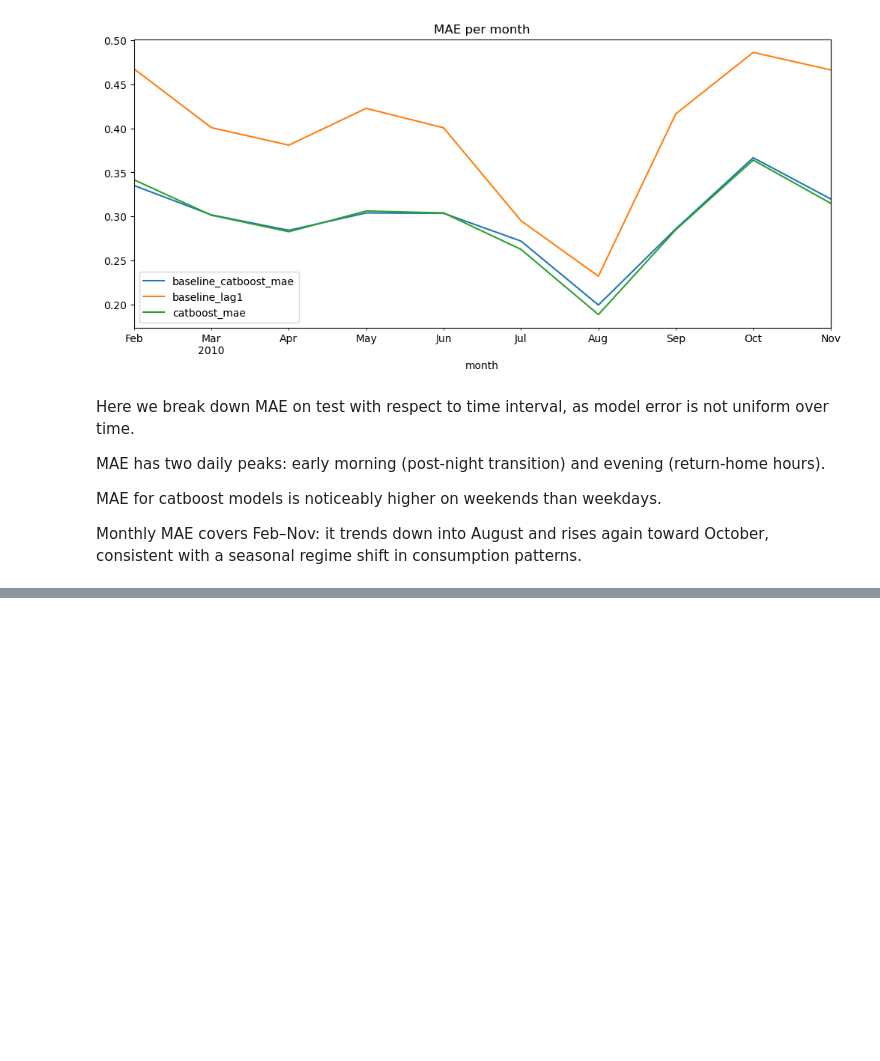
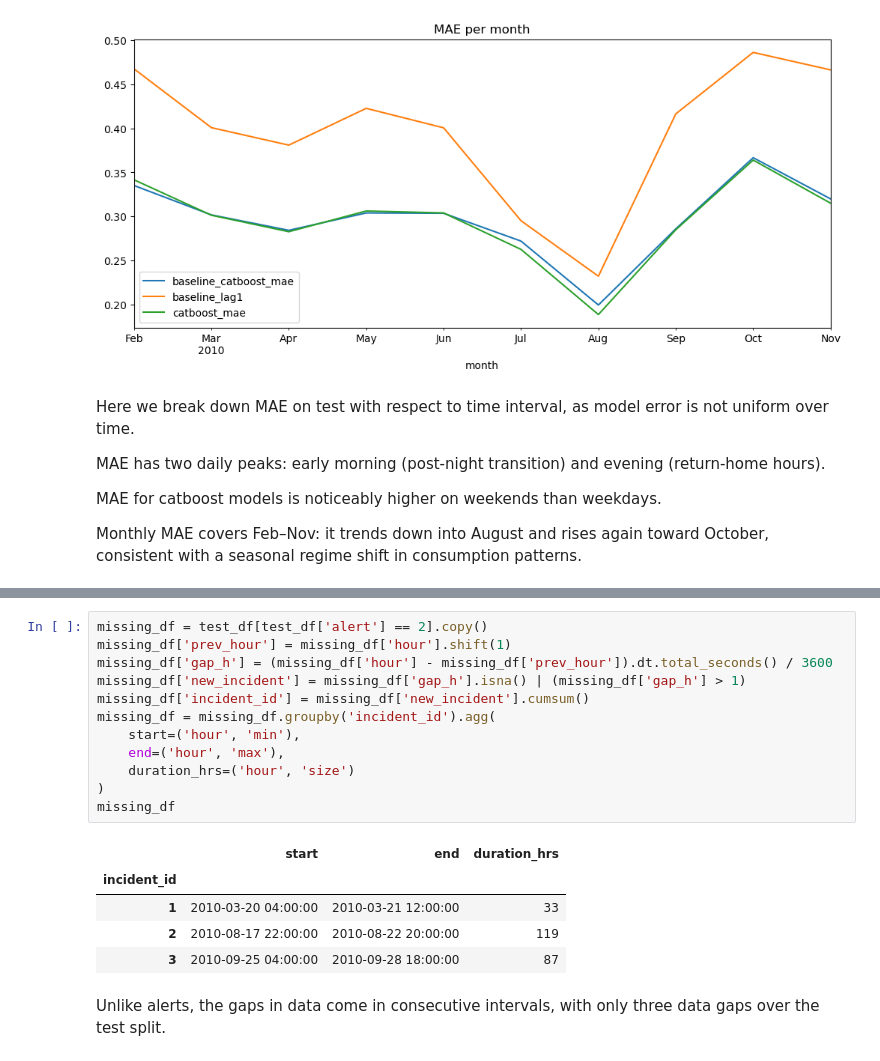
Before and after one commit to sysakm/housepower, a Jupyter notebook: report.ipynb, the cells around one changed output, grey strips where cells are left out. Saved outputs shown, nothing was run; the diff lists cells and outputs as text; blank space fills up the shorter version.

```diff
--- a/report.ipynb
+++ b/report.ipynb
@@ -124,0 +265,20 @@ Monthly MAE covers Feb–Nov: it trends down into August and rises again toward
+# %%
+missing_df = test_df[test_df['alert'] == 2].copy()
+missing_df['prev_hour'] = missing_df['hour'].shift(1)
+missing_df['gap_h'] = (missing_df['hour'] - missing_df['prev_hour']).dt.total_seconds() / 3600
+missing_df['new_incident'] = missing_df['gap_h'].isna() | (missing_df['gap_h'] > 1)
+missing_df['incident_id'] = missing_df['new_incident'].cumsum()
+missing_df = missing_df.groupby('incident_id').agg(
+    start=('hour', 'min'),
+    end=('hour', 'max'),
+    duration_hrs=('hour', 'size')
+)
+missing_df
+# %% [output]
+|  | start | end | duration_hrs |
+| incident_id |  |  |  |
+| 1 | 2010-03-20 04:00:00 | 2010-03-21 12:00:00 | 33 |
+| 2 | 2010-08-17 22:00:00 | 2010-08-22 20:00:00 | 119 |
+| 3 | 2010-09-25 04:00:00 | 2010-09-28 18:00:00 | 87 |
+# %% [markdown]
+Unlike alerts, the gaps in data come in consecutive intervals, with only three data gaps over the test split.
```
Also changed, not shown: parts of 15 cells of this notebook.
